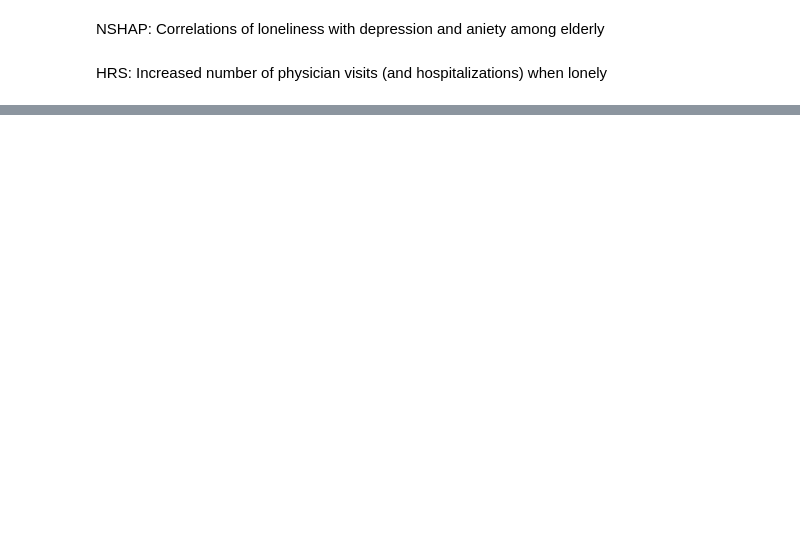
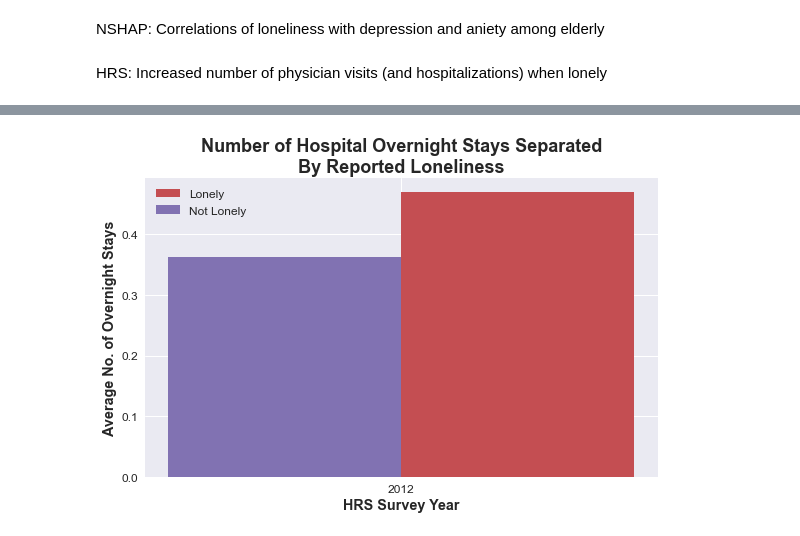
Before and after one commit to fyzeen/Senior-Isolation-Report, a Jupyter notebook: senior-isolation.ipynb, the cells around one changed output, grey strips where cells are left out. Cells and saved outputs as stored; diff of their text form; code cells hidden in the pictures; blank space fills up the shorter version.

```diff
--- a/senior-isolation.ipynb
+++ b/senior-isolation.ipynb
@@ -179,0 +237,33 @@ Name: NX067_R, dtype: float64
+# %%
+#num hospital overnight stays
+
+#create lists with mean number of visits, separated by whether reported feeling lonely or not
+lonely_hstays = []
+nlonely_hstays = []
+
+lonely_hstays.append(hrs_visits(hrs12m, 'NN100', 98, 99)[0]['mean'])
+
+nlonely_hstays.append(hrs_visits(hrs12m, 'NN100', 98, 99)[1]['mean'])
+
+#set manual bar width and 'x_indexes' to make offsets possible
+x_indexes = np.arange(len(lonely_hstays))
+width = 0.35
+
+#rendering double bar graph with styling
+plt.title("Number of Hospital Overnight Stays Separated\nBy Reported Loneliness",
+                            fontsize=18, fontweight='bold')
+plt.bar(x_indexes + width/2, lonely_hstays, width=width, label='Lonely', color='#c44e52')
+plt.bar(x_indexes - width/2, nlonely_hstays, width=width, label='Not Lonely', color='#8172b2')
+
+#NOTE: add 'edgecolor='black', linewidth=1' to plt.bar if you want to add borders to each of the bars
+
+plt.xlabel('HRS Survey Year', fontsize='x-large', fontweight='bold')
+plt.ylabel('Average No. of Overnight Stays', fontsize='x-large', fontweight='bold')
+plt.xticks(ticks=x_indexes, labels=['2012'], fontsize='large')
+plt.yticks(fontsize='large')
+
+plt.legend(fontsize='large')
+plt.tight_layout()
+plt.show()
+# %% [output]
+[figure, added]
```
Also changed, not shown: parts of 11 cells of this notebook.
